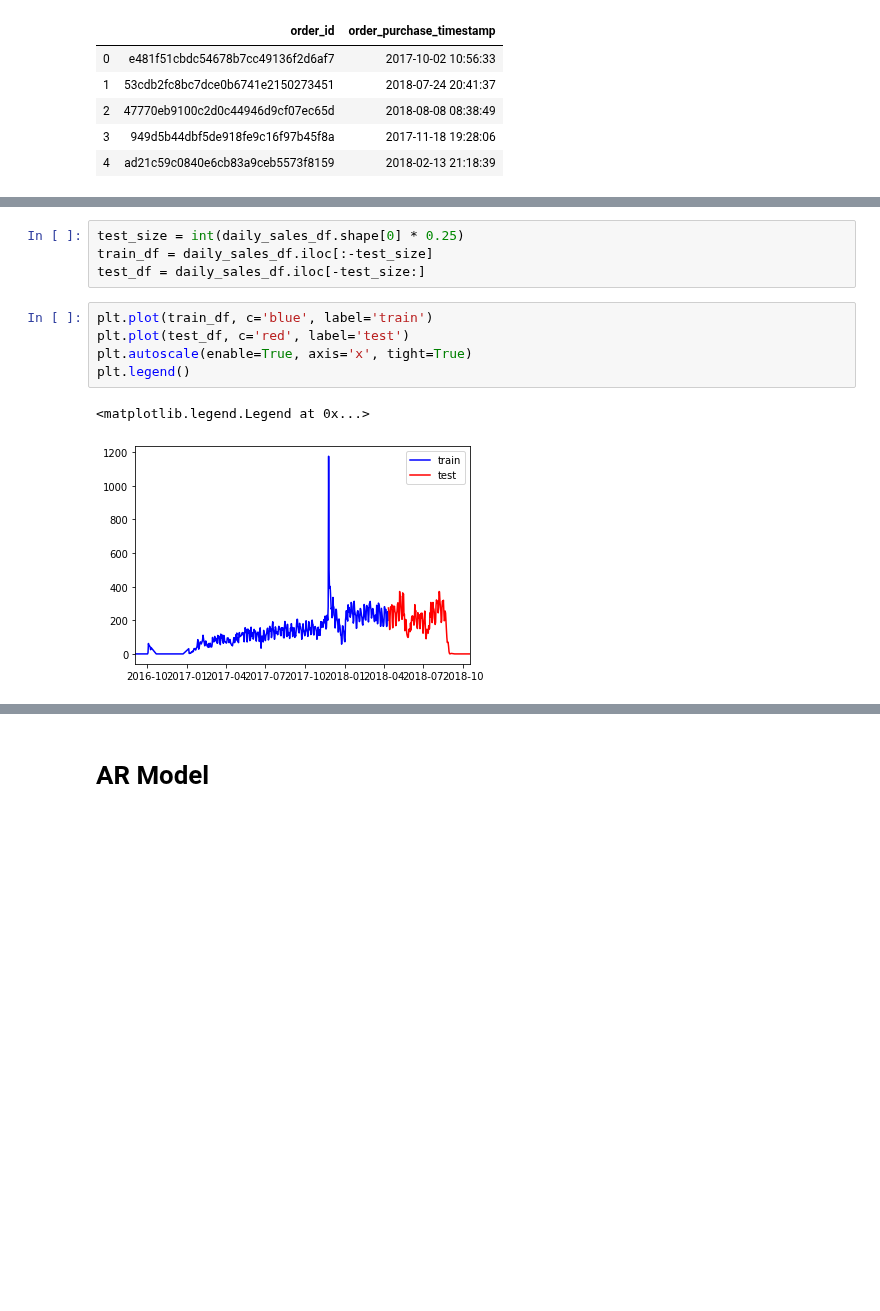
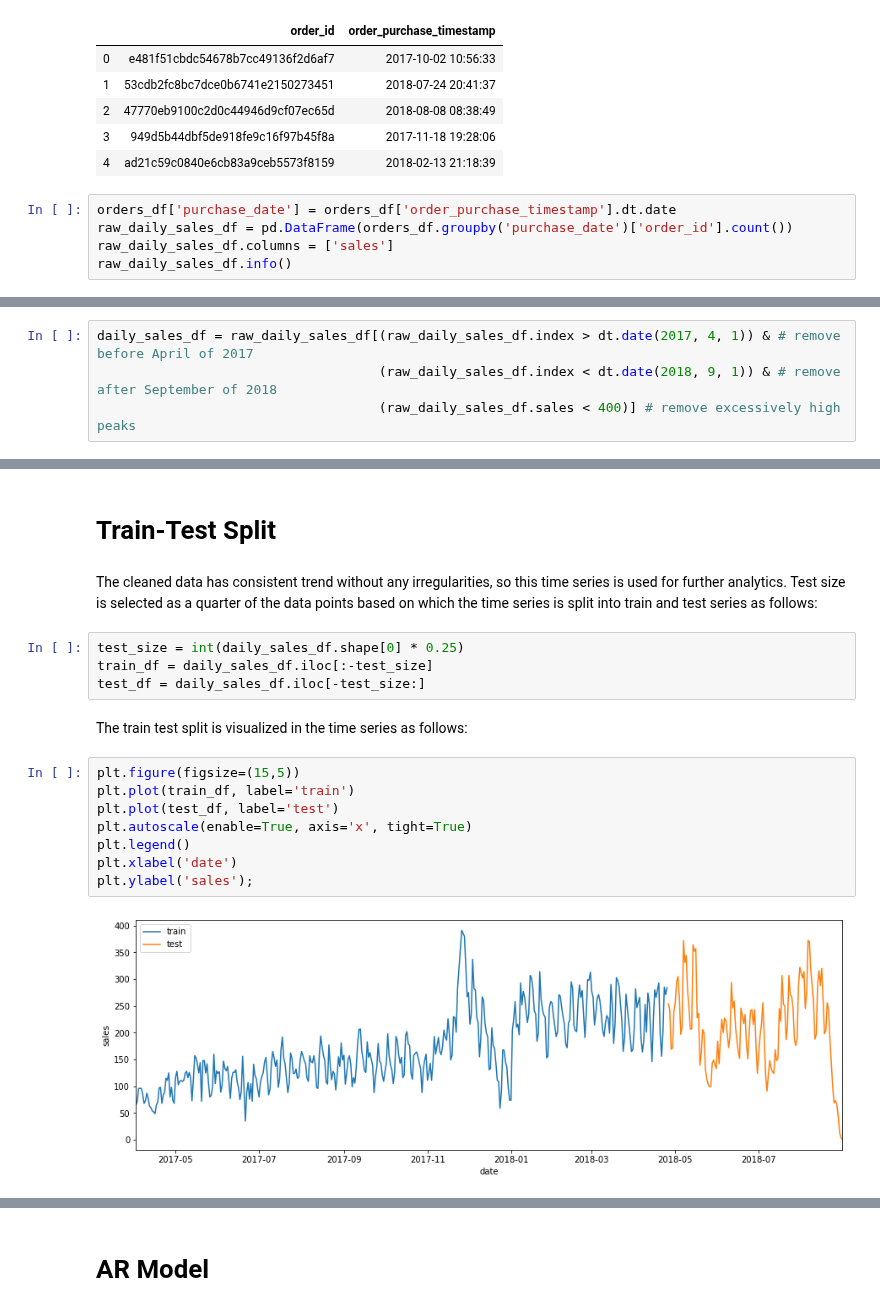
Before and after one commit to alireza-alizadegan/e-commerce-Sales, a Jupyter notebook: Sales Forecast.ipynb, the cells around one changed output, grey strips where cells are left out. Saved outputs shown, nothing was run; the diff lists cells and outputs as text; blank space fills up the shorter version.

```diff
--- a/Sales Forecast.ipynb
+++ b/Sales Forecast.ipynb
@@ -60,3 +70,8 @@ orders_df.head()
 | 2 | 47770eb9100c2d0c44946d9cf07ec65d | 2018-08-08 08:38:49 |
 | 3 | 949d5b44dbf5de918fe9c16f97b45f8a | 2017-11-18 19:28:06 |
 | 4 | ad21c59c0840e6cb83a9ceb5573f8159 | 2018-02-13 21:18:39 |
+# %%
+orders_df['purchase_date'] = orders_df['order_purchase_timestamp'].dt.date
+raw_daily_sales_df = pd.DataFrame(orders_df.groupby('purchase_date')['order_id'].count())
+raw_daily_sales_df.columns = ['sales']
+raw_daily_sales_df.info()
@@ -72,0 +97,4 @@ daily_sales_df.shape[0]
+# %%
+daily_sales_df = raw_daily_sales_df[(raw_daily_sales_df.index > dt.date(2017, 4, 1)) & # remove before April of 2017
+                                    (raw_daily_sales_df.index < dt.date(2018, 9, 1)) & # remove after September of 2018
+                                    (raw_daily_sales_df.sales < 400)] # remove excessively high peaks
@@ -73,12 +108,20 @@ daily_sales_df.shape[0]
+# %% [markdown]
+# Train-Test Split
+# %% [markdown]
+The cleaned data has consistent trend without any irregularities, so this time series is used for further analytics. Test size is selected as a quarter of the data points based on which the time series is split into train and test series as follows:
 # %%
 test_size = int(daily_sales_df.shape[0] * 0.25)
 train_df = daily_sales_df.iloc[:-test_size]
 test_df = daily_sales_df.iloc[-test_size:]
+# %% [markdown]
+The train test split is visualized in the time series as follows:
 # %%
-plt.plot(train_df, c='blue', label='train')
-plt.plot(test_df, c='red', label='test')
+plt.figure(figsize=(15,5))
+plt.plot(train_df, label='train')
+plt.plot(test_df, label='test')
 plt.autoscale(enable=True, axis='x', tight=True)
 plt.legend()
+plt.xlabel('date')
+plt.ylabel('sales');
 # %% [output]
-<matplotlib.legend.Legend at 0x...>
-[figure, old version]
+[figure, new version]
```
Also changed, not shown: parts of 32 cells of this notebook.
